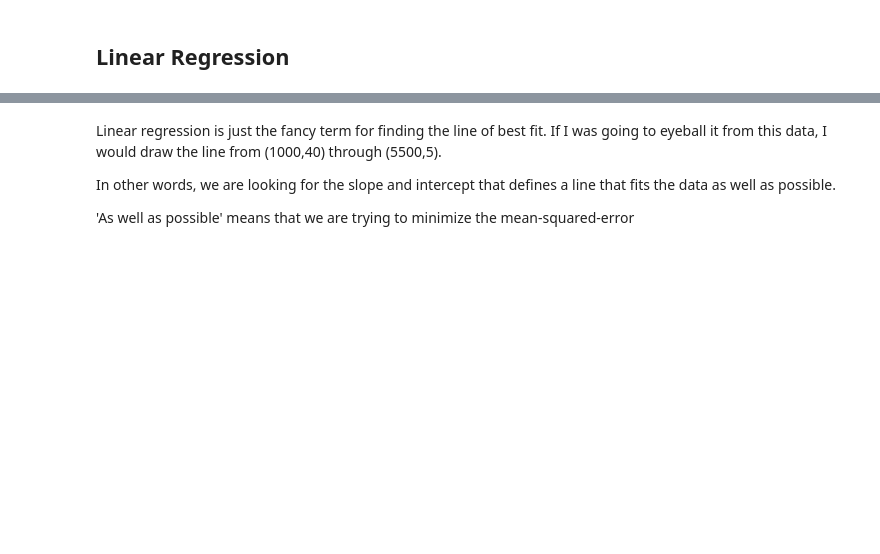
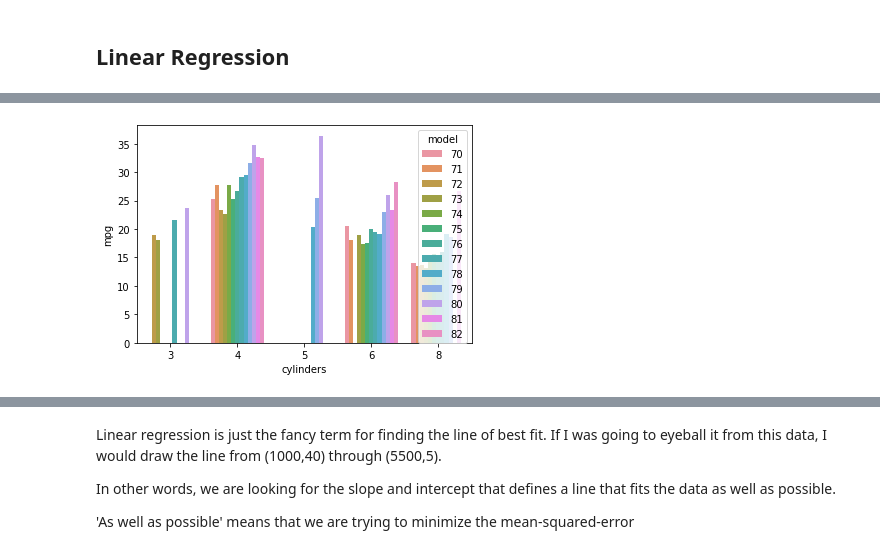
Before and after one commit to priyaseejoor/INTRO-TO-DATA-ANALYSIS, a Jupyter notebook: cars.ipynb, the cells around one changed output, grey strips where cells are left out. Cells and saved outputs as stored; diff of their text form; code cells hidden in the pictures; blank space fills up the shorter version.

```diff
--- a/cars.ipynb
+++ b/cars.ipynb
@@ -316,0 +341,4 @@ ax.set_title('MPG by origin and model year')
+# %%
+ax = sns.barplot(x = 'cylinders', y = 'mpg', data = cars, ci= None, hue = 'model')
+# %% [output]
+[figure, added]
```
Also changed, not shown: parts of 18 cells of this notebook, 3 other files.
